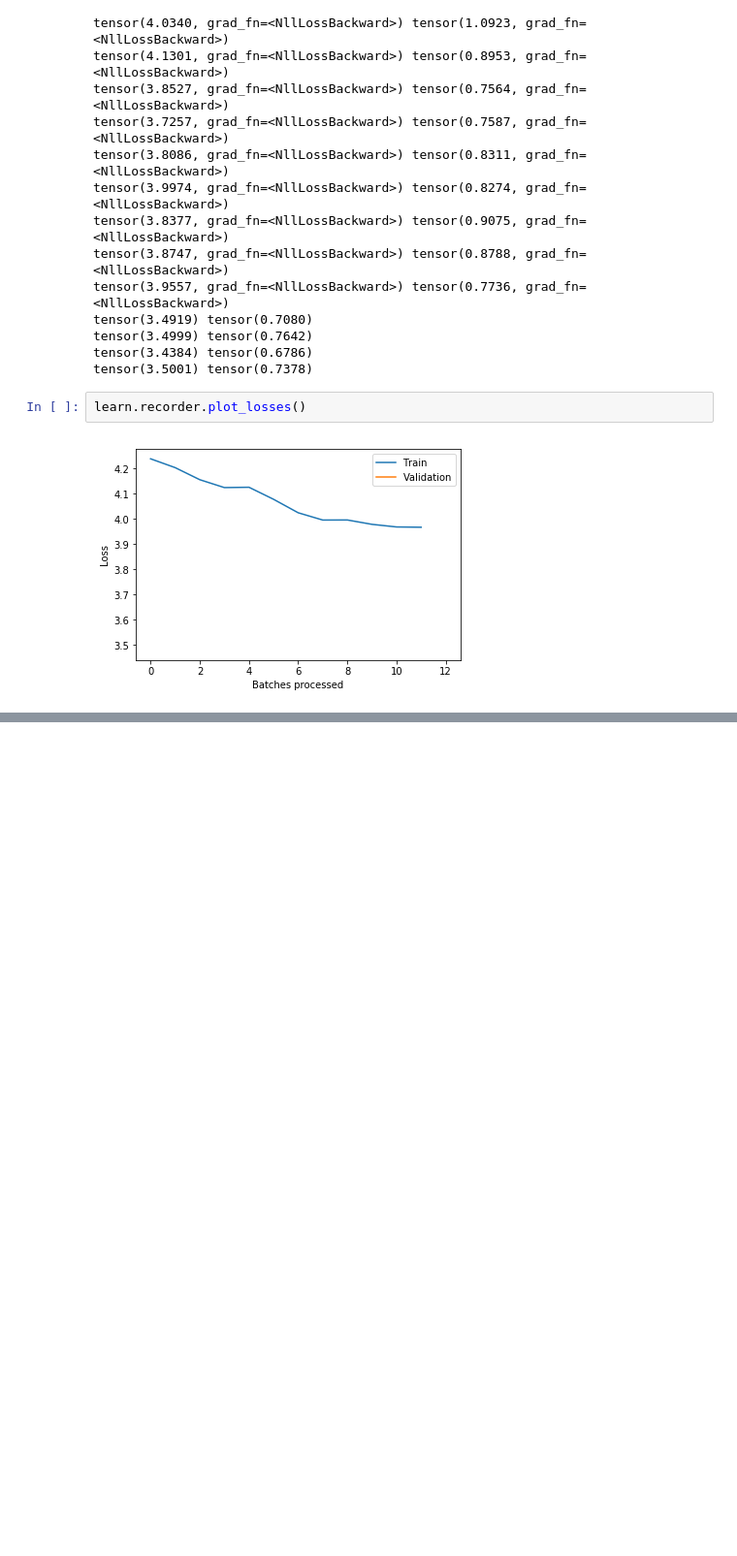
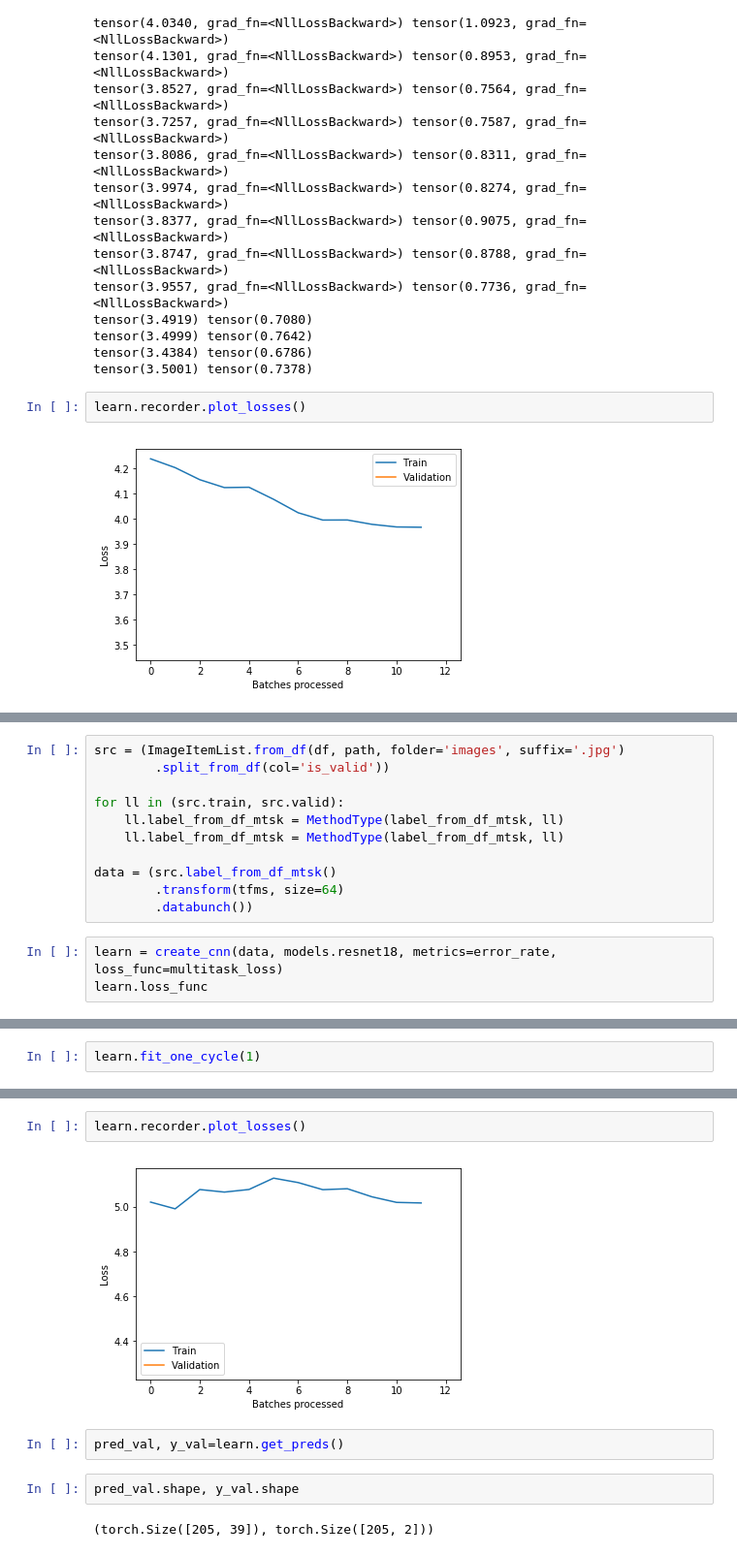
Before and after one commit to yang-zhang/yang-zhang.github.io, a Jupyter notebook: ds_code/fastai_multitask.ipynb, the cells around one changed output, grey strips where cells are left out. Shown at 97% size. Cells and saved outputs as stored; diff of their text form; blank space fills up the shorter version.

```diff
--- a/ds_code/fastai_multitask.ipynb
+++ b/ds_code/fastai_multitask.ipynb
@@ -474,0 +543,14 @@ learn.get_preds()
+# %%
+src = (ImageItemList.from_df(df, path, folder='images', suffix='.jpg')
+        .split_from_df(col='is_valid'))
+
+for ll in (src.train, src.valid):
+    ll.label_from_df_mtsk = MethodType(label_from_df_mtsk, ll)
+    ll.label_from_df_mtsk = MethodType(label_from_df_mtsk, ll)
+
+data = (src.label_from_df_mtsk()
+        .transform(tfms, size=64)
+        .databunch())
+# %%
+learn = create_cnn(data, models.resnet18, metrics=error_rate, loss_func=multitask_loss)
+learn.loss_func
@@ -474,0 +559,2 @@ learn.get_preds()
+# %%
+learn.fit_one_cycle(1)
@@ -474,0 +581,10 @@ learn.get_preds()
+# %%
+learn.recorder.plot_losses()
+# %% [output]
+[figure, added]
+# %%
+pred_val, y_val=learn.get_preds()
+# %%
+pred_val.shape, y_val.shape
+# %% [output]
+(torch.Size([205, 39]), torch.Size([205, 2]))
```
Also changed, not shown: parts of 9 cells of this notebook.
